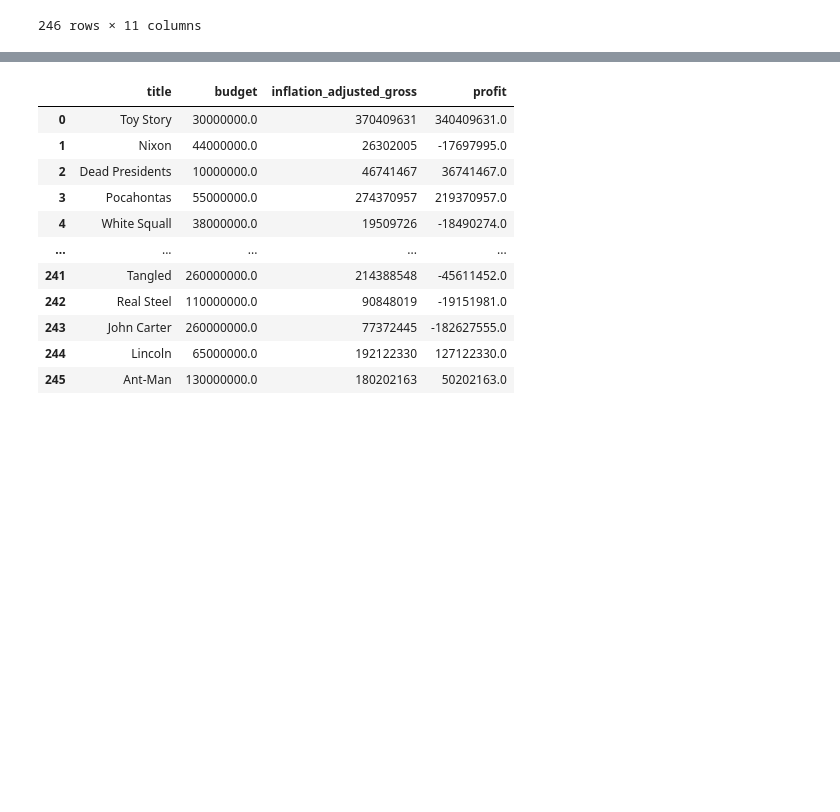
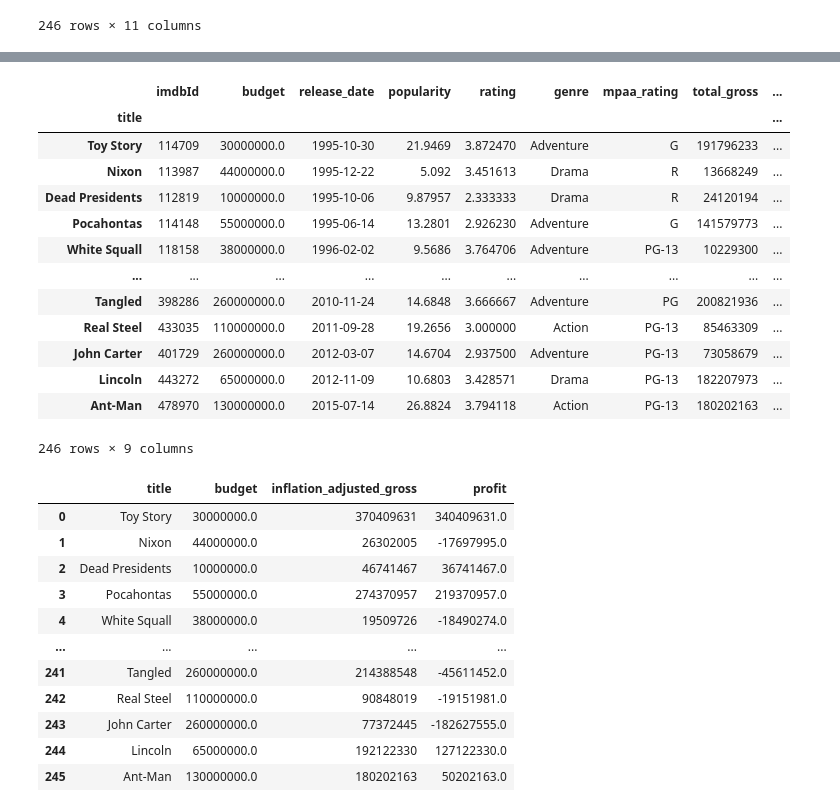
Before and after one commit to theriotn95/ETL-Project, a Jupyter notebook: disney_movies.ipynb, the cells around one changed output, grey strips where cells are left out. Cells and saved outputs as stored; diff of their text form; code cells hidden in the pictures; blank space fills up the shorter version.

```diff
--- a/movies_etl.ipynb
+++ b/disney_movies.ipynb
@@ -244,3 +259,22 @@ disney_df
+# %%
+disney_movies = disney_df.set_index('title')
+
+disney_movies
+# %% [output]
+|  | imdbId | budget | release_date | popularity | rating | genre | mpaa_rating | total_gross | ... |
+| title |  |  |  |  |  |  |  |  | ... |
+| Toy Story | 114709 | 30000000.0 | 1995-10-30 | 21.9469 | 3.872470 | Adventure | G | 191796233 | ... |
+| Nixon | 113987 | 44000000.0 | 1995-12-22 | 5.092 | 3.451613 | Drama | R | 13668249 | ... |
+| Dead Presidents | 112819 | 10000000.0 | 1995-10-06 | 9.87957 | 2.333333 | Drama | R | 24120194 | ... |
+| Pocahontas | 114148 | 55000000.0 | 1995-06-14 | 13.2801 | 2.926230 | Adventure | G | 141579773 | ... |
+| White Squall | 118158 | 38000000.0 | 1996-02-02 | 9.5686 | 3.764706 | Adventure | PG-13 | 10229300 | ... |
+| ... | ... | ... | ... | ... | ... | ... | ... | ... | ... |
+| Tangled | 398286 | 260000000.0 | 2010-11-24 | 14.6848 | 3.666667 | Adventure | PG | 200821936 | ... |
+| Real Steel | 433035 | 110000000.0 | 2011-09-28 | 19.2656 | 3.000000 | Action | PG-13 | 85463309 | ... |
+| John Carter | 401729 | 260000000.0 | 2012-03-07 | 14.6704 | 2.937500 | Adventure | PG-13 | 73058679 | ... |
+| Lincoln | 443272 | 65000000.0 | 2012-11-09 | 10.6803 | 3.428571 | Drama | PG-13 | 182207973 | ... |
+| Ant-Man | 478970 | 130000000.0 | 2015-07-14 | 26.8824 | 3.794118 | Action | PG-13 | 180202163 | ... |
+246 rows × 9 columns
 # %%
 budget_cols = [ "title","budget","inflation_adjusted_gross" ]
 budget_df= disney_df[budget_cols].copy()
```
Also changed, not shown: parts of 5 cells of this notebook.
